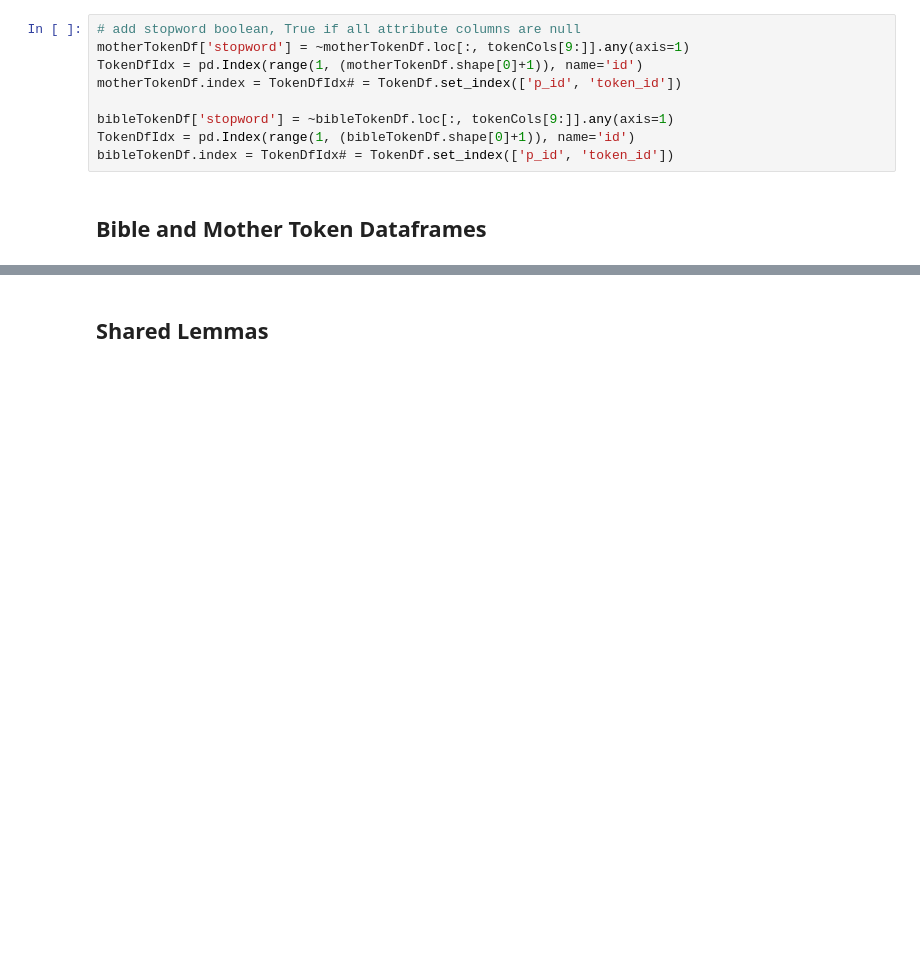
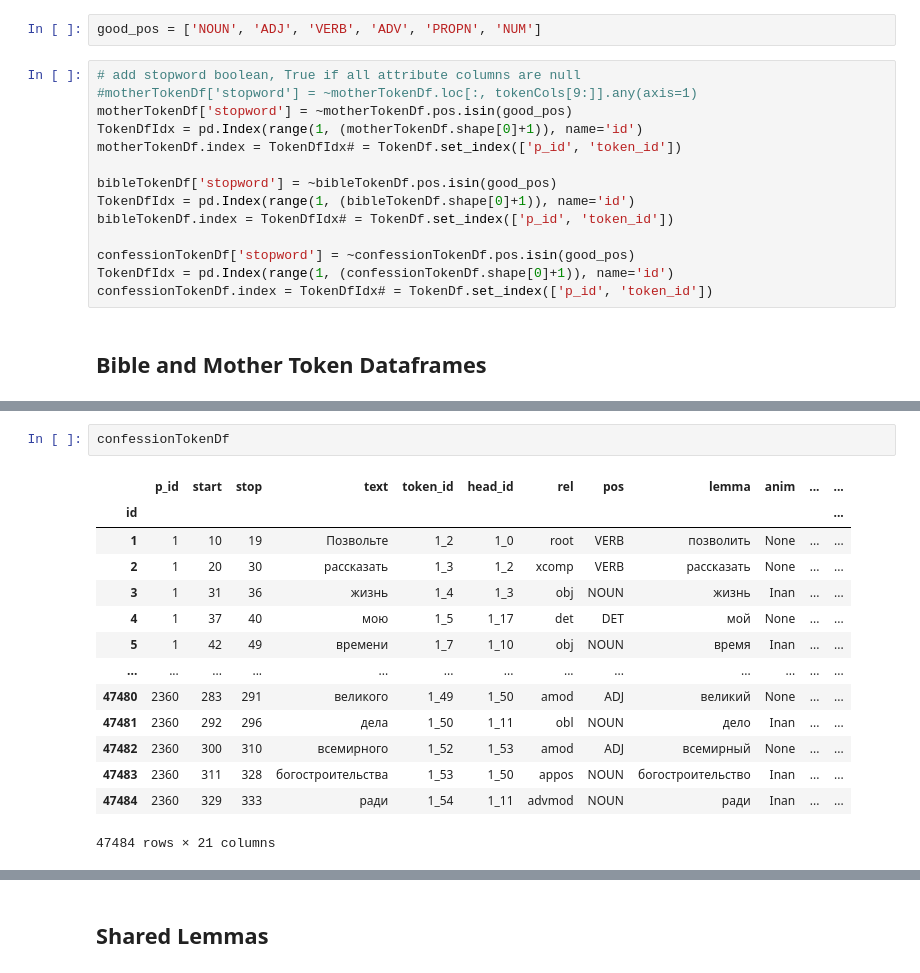
Before and after one commit to kollektivminds/russian-literary-bible, a Jupyter notebook: codebase/MotherBible.ipynb, the cells around one changed output, grey strips where cells are left out. Drawn from its saved outputs; the diff is of its cells as text; blank space fills up the shorter version.

```diff
--- a/codebase/MotherBible.ipynb
+++ b/codebase/MotherBible.ipynb
@@ -34,12 +39,19 @@ bibleTokenDf = pd.read_pickle('./proc/BibleTokenDf.pkl')
+# %%
+good_pos = ['NOUN', 'ADJ', 'VERB', 'ADV', 'PROPN', 'NUM']
 # %%
 # add stopword boolean, True if all attribute columns are null
-motherTokenDf['stopword'] = ~motherTokenDf.loc[:, tokenCols[9:]].any(axis=1)
+#motherTokenDf['stopword'] = ~motherTokenDf.loc[:, tokenCols[9:]].any(axis=1)
+motherTokenDf['stopword'] = ~motherTokenDf.pos.isin(good_pos)
 TokenDfIdx = pd.Index(range(1, (motherTokenDf.shape[0]+1)), name='id')
 motherTokenDf.index = TokenDfIdx# = TokenDf.set_index(['p_id', 'token_id'])
 
-bibleTokenDf['stopword'] = ~bibleTokenDf.loc[:, tokenCols[9:]].any(axis=1)
+bibleTokenDf['stopword'] = ~bibleTokenDf.pos.isin(good_pos)
 TokenDfIdx = pd.Index(range(1, (bibleTokenDf.shape[0]+1)), name='id')
 bibleTokenDf.index = TokenDfIdx# = TokenDf.set_index(['p_id', 'token_id'])
+
+confessionTokenDf['stopword'] = ~confessionTokenDf.pos.isin(good_pos)
+TokenDfIdx = pd.Index(range(1, (confessionTokenDf.shape[0]+1)), name='id')
+confessionTokenDf.index = TokenDfIdx# = TokenDf.set_index(['p_id', 'token_id'])
 # %% [markdown]
 ## Bible and Mother Token Dataframes
 # %%
@@ -49,3 +91,20 @@ motherTokenDf#.set_index(['p_id','token_id'])
+# %%
+confessionTokenDf
+# %% [output]
+|  | p_id | start | stop | text | token_id | head_id | rel | pos | lemma | anim | ... | ... |
+| id |  |  |  |  |  |  |  |  |  |  |  | ... |
+| 1 | 1 | 10 | 19 | Позвольте | 1_2 | 1_0 | root | VERB | позволить | None | ... | ... |
+| 2 | 1 | 20 | 30 | рассказать | 1_3 | 1_2 | xcomp | VERB | рассказать | None | ... | ... |
+| 3 | 1 | 31 | 36 | жизнь | 1_4 | 1_3 | obj | NOUN | жизнь | Inan | ... | ... |
+| 4 | 1 | 37 | 40 | мою | 1_5 | 1_17 | det | DET | мой | None | ... | ... |
+| 5 | 1 | 42 | 49 | времени | 1_7 | 1_10 | obj | NOUN | время | Inan | ... | ... |
+| ... | ... | ... | ... | ... | ... | ... | ... | ... | ... | ... | ... | ... |
+| 47480 | 2360 | 283 | 291 | великого | 1_49 | 1_50 | amod | ADJ | великий | None | ... | ... |
+| 47481 | 2360 | 292 | 296 | дела | 1_50 | 1_11 | obl | NOUN | дело | Inan | ... | ... |
+| 47482 | 2360 | 300 | 310 | всемирного | 1_52 | 1_53 | amod | ADJ | всемирный | None | ... | ... |
+| 47483 | 2360 | 311 | 328 | богостроительства | 1_53 | 1_50 | appos | NOUN | богостроительство | Inan | ... | ... |
+| 47484 | 2360 | 329 | 333 | ради | 1_54 | 1_11 | advmod | NOUN | ради | Inan | ... | ... |
+47484 rows × 21 columns
 # %%
 lemmaDf = bibleTokenDf[['lemma']].loc[bibleTokenDf.stopword == False].join(motherTokenDf[['lemma']].loc[motherTokenDf.stopword == False], on='id', lsuffix='_bible', rsuffix='_mother')
 lemmaDf
```
Also changed, not shown: parts of 33 cells of this notebook, 2 other files.
